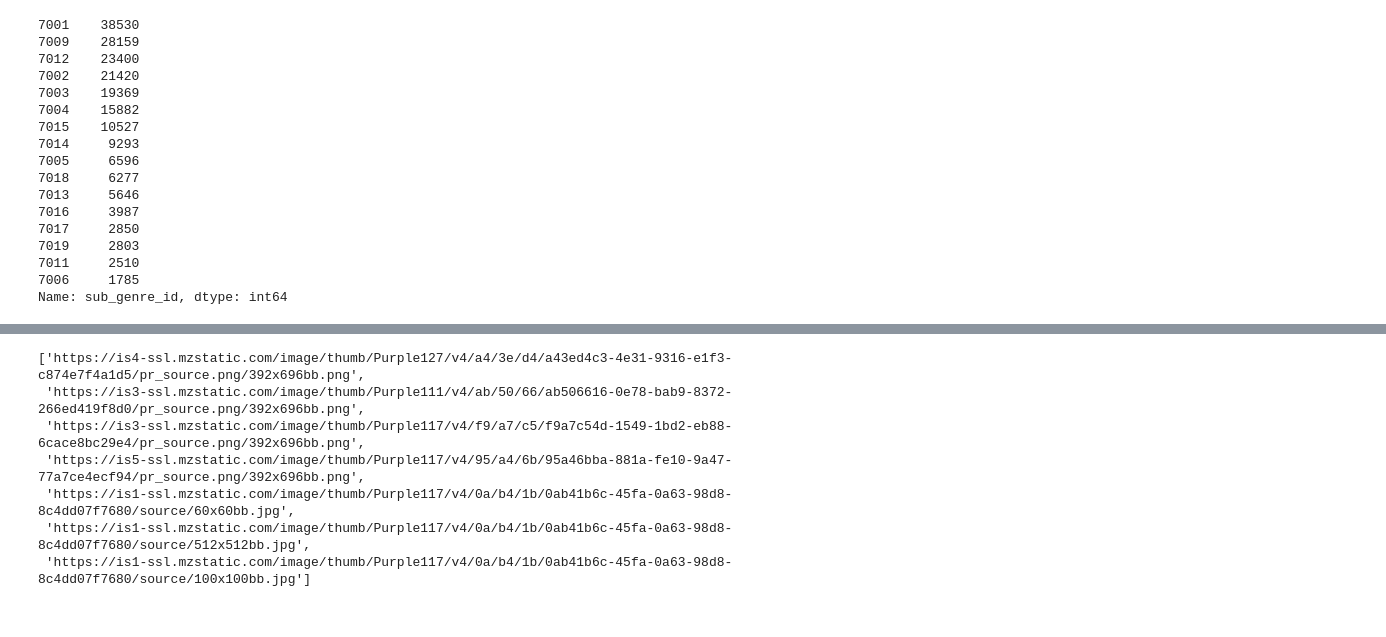
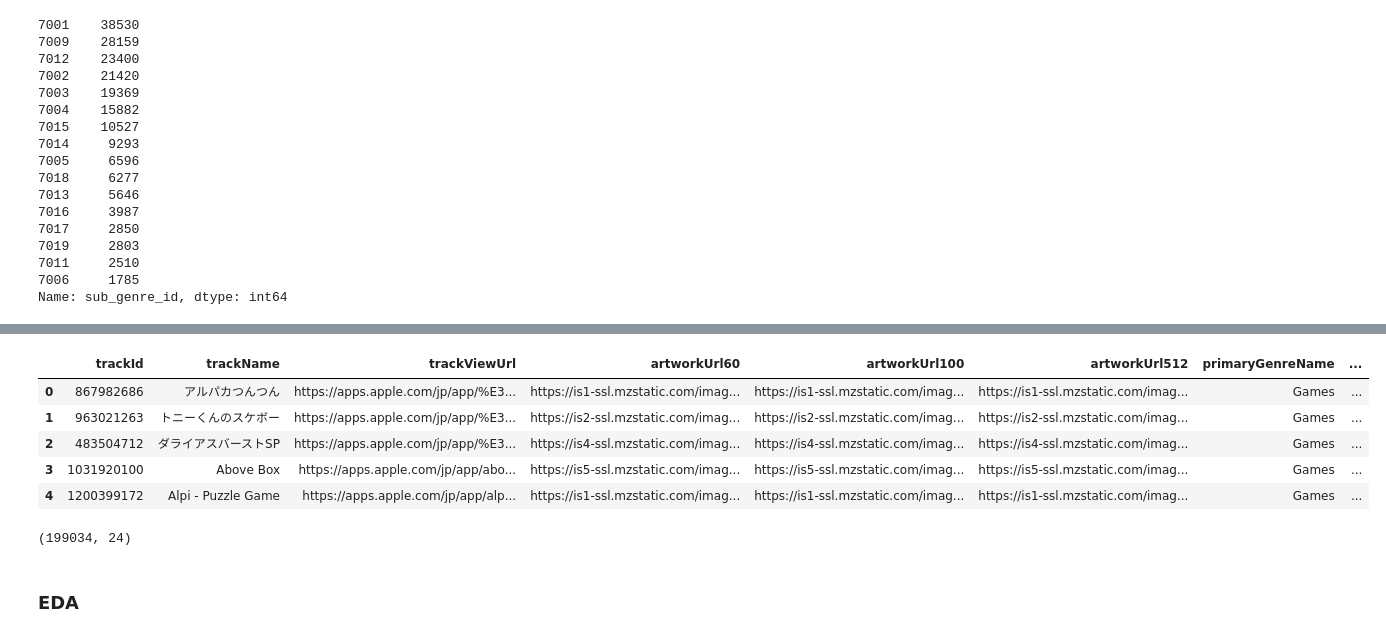
Before and after one commit to a0082273/app_store_scraping, a Jupyter notebook: notebook/get_app_info_csv.ipynb, the cells around one changed output, grey strips where cells are left out. Drawn from its saved outputs; the diff is of its cells as text; code cells hidden in the pictures.

```diff
--- a/notebook/get_app_info_csv.ipynb
+++ b/notebook/get_app_info_csv.ipynb
@@ -179,3 +340,0 @@ def extract_is_image_url(results):
-# %%
-df['is_image_url'] = df['results'].map(extract_is_image_url)
-df
@@ -201,10 +341,40 @@ df
-# %%
-df.loc[0, 'is_image_url']
-# %% [output]
-['https://is4-ssl.mzstatic.com/image/thumb/Purple127/v4/a4/3e/d4/a43ed4c3-4e31-9316-e1f3-c874e7f4a1d5/pr_source.png/392x696bb.png',
- 'https://is3-ssl.mzstatic.com/image/thumb/Purple111/v4/ab/50/66/ab506616-0e78-bab9-8372-266ed419f8d0/pr_source.png/392x696bb.png',
- 'https://is3-ssl.mzstatic.com/image/thumb/Purple117/v4/f9/a7/c5/f9a7c54d-1549-1bd2-eb88-6cace8bc29e4/pr_source.png/392x696bb.png',
- 'https://is5-ssl.mzstatic.com/image/thumb/Purple117/v4/95/a4/6b/95a46bba-881a-fe10-9a47-77a7ce4ecf94/pr_source.png/392x696bb.png',
- 'https://is1-ssl.mzstatic.com/image/thumb/Purple117/v4/0a/b4/1b/0ab41b6c-45fa-0a63-98d8-8c4dd07f7680/source/60x60bb.jpg',
- 'https://is1-ssl.mzstatic.com/image/thumb/Purple117/v4/0a/b4/1b/0ab41b6c-45fa-0a63-98d8-8c4dd07f7680/source/512x512bb.jpg',
- 'https://is1-ssl.mzstatic.com/image/thumb/Purple117/v4/0a/b4/1b/0ab41b6c-45fa-0a63-98d8-8c4dd07f7680/source/100x100bb.jpg']
+# %%
+use_cols = [
+    'trackId',
+    'trackName',
+    'trackViewUrl',
+    'artworkUrl60',  # is_image url
+    'artworkUrl100',  # is_image url
+    'artworkUrl512',  # is_image url
+    'primaryGenreName',
+    'genres',  # サブジャンル
+    'description',
+    'price',
+    'artistName',
+    'sellerName',
+    'averageUserRating',
+    'userRatingCount',
+    'advisories',  # ギャンプルとか有害情報
+    'contentAdvisoryRating',  # おそらく対象年齢
+    'supportedDevices',
+    'isGameCenterEnabled',
+    'languageCodesISO2A',
+    'version',
+    'releaseNotes',
+    'releaseDate',
+    'currentVersionReleaseDate'
+]
+# %%
+cleansed_results = pd.concat([results[use_cols], df.reset_index(drop=True)['request_at']], axis=1)
+cleansed_results.head()
+# %% [output]
+|  | trackId | trackName | trackViewUrl | artworkUrl60 | artworkUrl100 | artworkUrl512 | primaryGenreName | ... |
+| 0 | 867982686 | アルパカつんつん | https://apps.apple.com/jp/app/%E3... | https://is1-ssl.mzstatic.com/imag... | https://is1-ssl.mzstatic.com/imag... | https://is1-ssl.mzstatic.com/imag... | Games | ... |
+| 1 | 963021263 | トニーくんのスケボー | https://apps.apple.com/jp/app/%E3... | https://is2-ssl.mzstatic.com/imag... | https://is2-ssl.mzstatic.com/imag... | https://is2-ssl.mzstatic.com/imag... | Games | ... |
+| 2 | 483504712 | ダライアスバーストSP | https://apps.apple.com/jp/app/%E3... | https://is4-ssl.mzstatic.com/imag... | https://is4-ssl.mzstatic.com/imag... | https://is4-ssl.mzstatic.com/imag... | Games | ... |
+| 3 | 1031920100 | Above Box | https://apps.apple.com/jp/app/abo... | https://is5-ssl.mzstatic.com/imag... | https://is5-ssl.mzstatic.com/imag... | https://is5-ssl.mzstatic.com/imag... | Games | ... |
+| 4 | 1200399172 | Alpi - Puzzle Game | https://apps.apple.com/jp/app/alp... | https://is1-ssl.mzstatic.com/imag... | https://is1-ssl.mzstatic.com/imag... | https://is1-ssl.mzstatic.com/imag... | Games | ... |
+# %%
+cleansed_results.shape
+# %% [output]
+(199034, 24)
@@ -210,0 +383,2 @@ df.loc[0, 'is_image_url']
+# %% [markdown]
+### EDA
```
Also changed, not shown: parts of 35 cells of this notebook, 4 other files.
